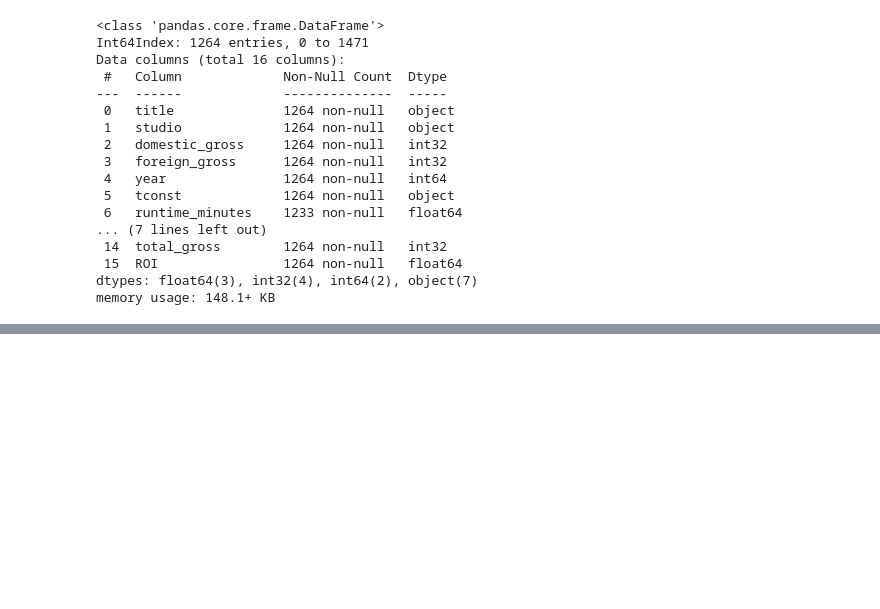
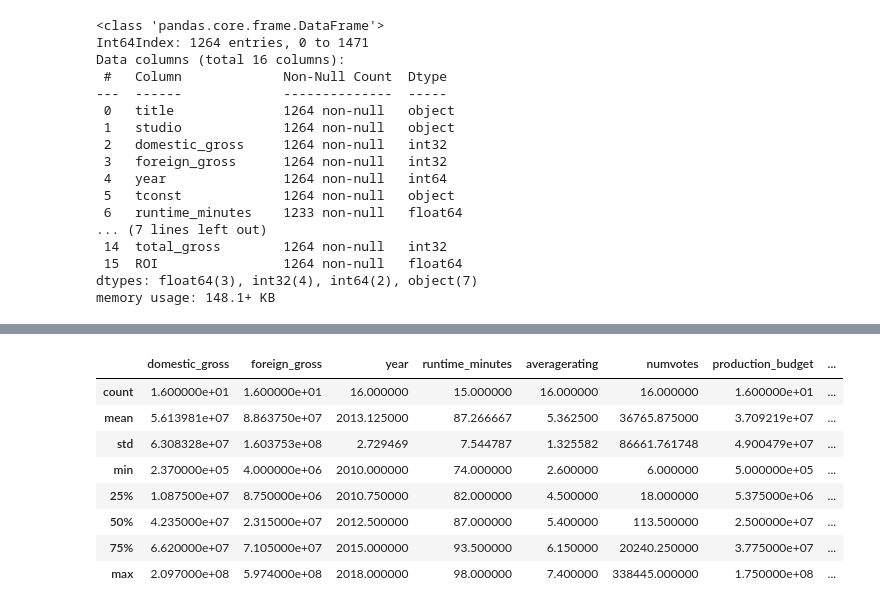
Before and after one commit to Reginald13/FirstProject, a Jupyter notebook: FirstProject_Adebodun_v1.1.ipynb, the cells around one changed output, grey strips where cells are left out. Cells and saved outputs as stored; diff of their text form; code cells hidden in the pictures; blank space fills up the shorter version.

```diff
--- a/FirstProject_Adebodun_v1.1.ipynb
+++ b/FirstProject_Adebodun_v1.1.ipynb
@@ -146,0 +126,12 @@ ax2.bar(mov_dir_ROI['director1'], mov_dir['ROI'])
+# %%
+mov_dir.describe()
+# %% [output]
+|  | domestic_gross | foreign_gross | year | runtime_minutes | averagerating | numvotes | production_budget | ... |
+| count | 1.600000e+01 | 1.600000e+01 | 16.000000 | 15.000000 | 16.000000 | 16.000000 | 1.600000e+01 | ... |
+| mean | 5.613981e+07 | 8.863750e+07 | 2013.125000 | 87.266667 | 5.362500 | 36765.875000 | 3.709219e+07 | ... |
+| std | 6.308328e+07 | 1.603753e+08 | 2.729469 | 7.544787 | 1.325582 | 86661.761748 | 4.900479e+07 | ... |
+| min | 2.370000e+05 | 4.000000e+06 | 2010.000000 | 74.000000 | 2.600000 | 6.000000 | 5.000000e+05 | ... |
+| 25% | 1.087500e+07 | 8.750000e+06 | 2010.750000 | 82.000000 | 4.500000 | 18.000000 | 5.375000e+06 | ... |
+| 50% | 4.235000e+07 | 2.315000e+07 | 2012.500000 | 87.000000 | 5.400000 | 113.500000 | 2.500000e+07 | ... |
+| 75% | 6.620000e+07 | 7.105000e+07 | 2015.000000 | 93.500000 | 6.150000 | 20240.250000 | 3.775000e+07 | ... |
+| max | 2.097000e+08 | 5.974000e+08 | 2018.000000 | 98.000000 | 7.400000 | 338445.000000 | 1.750000e+08 | ... |
```
Also changed, not shown: parts of 15 cells of this notebook, 1 other file.
